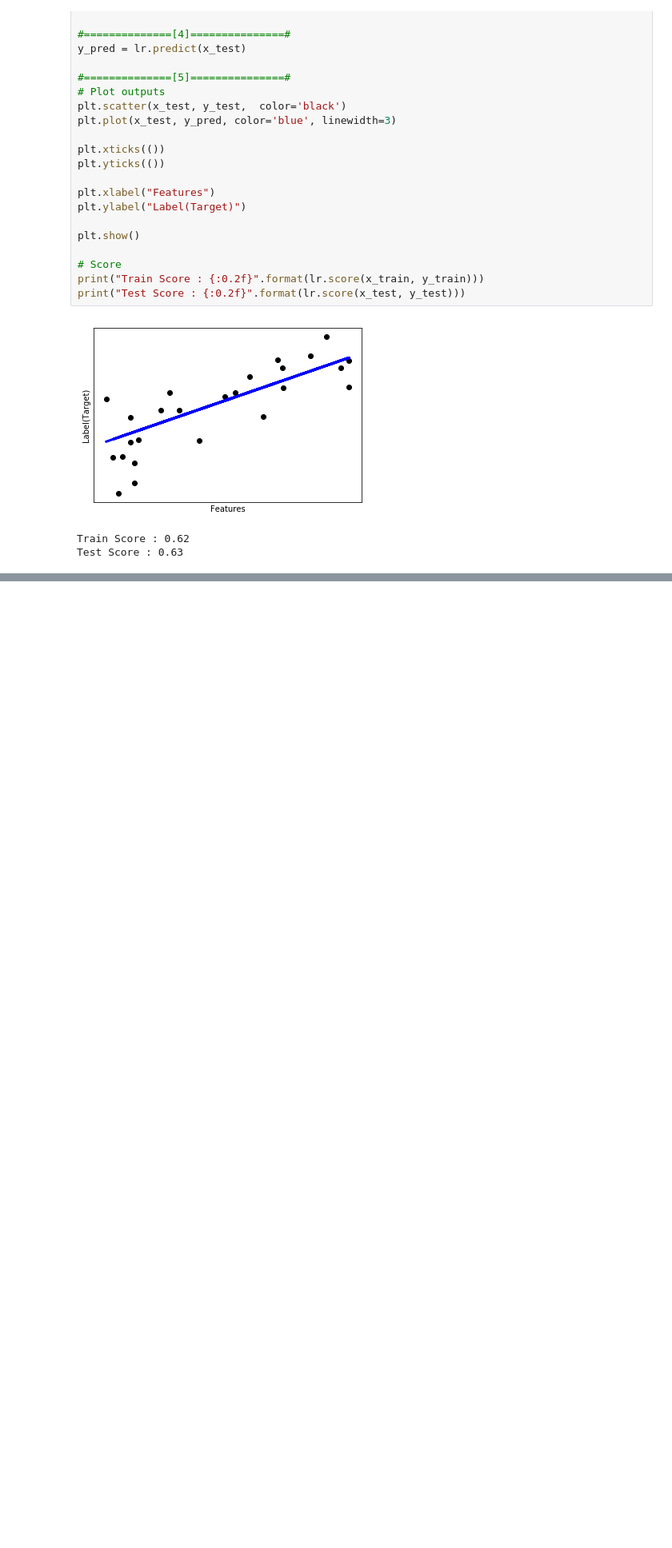
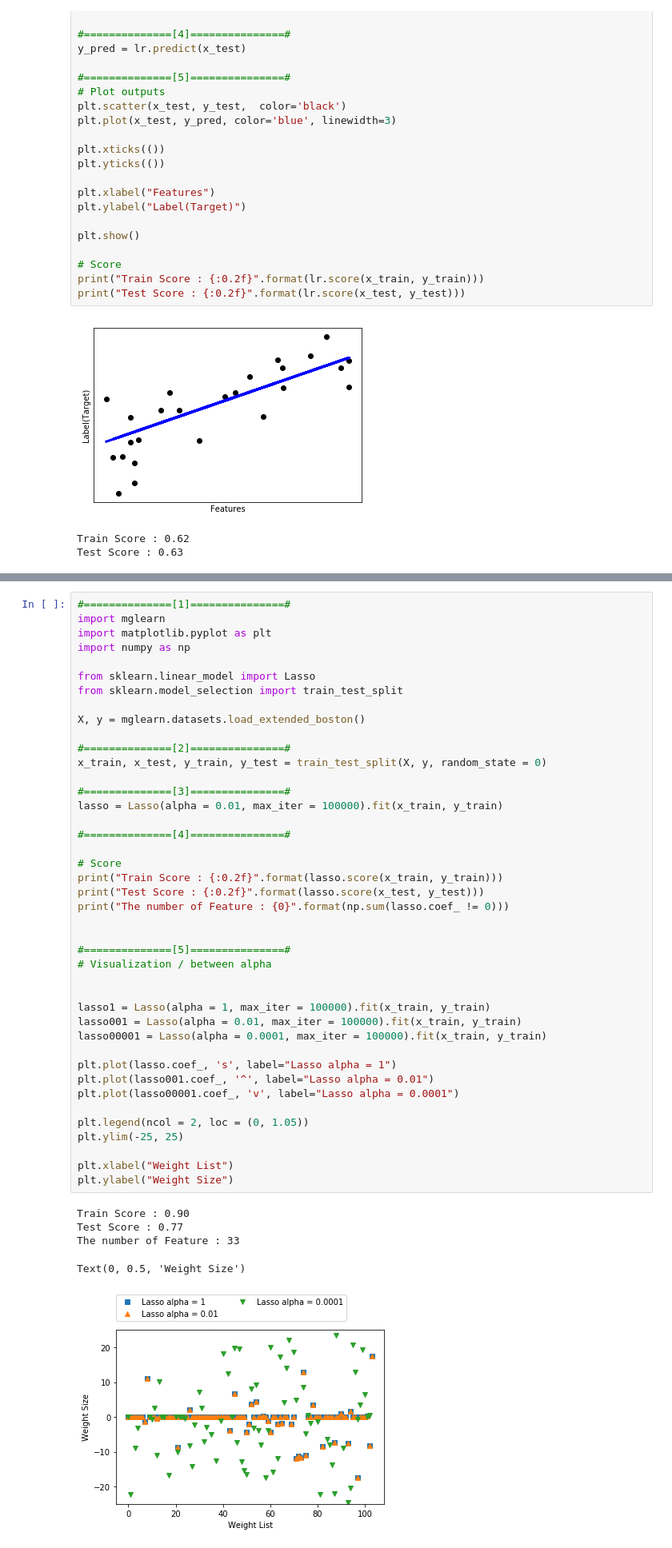
Before and after one commit to DevChorong/Supervised-Learning, a Jupyter notebook: 3)_Linear_Model.ipynb, the cells around one changed output, grey strips where cells are left out. Shown at 80% size. Saved outputs shown, nothing was run; the diff lists cells and outputs as text; blank space fills up the shorter version.

```diff
--- a/3)_Linear_Model.ipynb
+++ b/3)_Linear_Model.ipynb
@@ -218,0 +270,48 @@ let's talk about Ridege regression
+# %%
+#==============[1]===============#
+import mglearn
+import matplotlib.pyplot as plt
+import numpy as np
+
+from sklearn.linear_model import Lasso
+from sklearn.model_selection import train_test_split
+
+X, y = mglearn.datasets.load_extended_boston()
+
+#==============[2]===============#
+x_train, x_test, y_train, y_test = train_test_split(X, y, random_state = 0)
+
+#==============[3]===============#
+lasso = Lasso(alpha = 0.01, max_iter = 100000).fit(x_train, y_train)
+
+#==============[4]===============#
+
+# Score
+print("Train Score : {:0.2f}".format(lasso.score(x_train, y_train)))
+print("Test Score : {:0.2f}".format(lasso.score(x_test, y_test)))
+print("The number of Feature : {0}".format(np.sum(lasso.coef_ != 0)))
+
+
+#==============[5]===============#
+# Visualization / between alpha
+
+
+lasso1 = Lasso(alpha = 1, max_iter = 100000).fit(x_train, y_train)
+lasso001 = Lasso(alpha = 0.01, max_iter = 100000).fit(x_train, y_train)
+lasso00001 = Lasso(alpha = 0.0001, max_iter = 100000).fit(x_train, y_train)
+
+plt.plot(lasso.coef_, 's', label="Lasso alpha = 1")
+plt.plot(lasso001.coef_, '^', label="Lasso alpha = 0.01")
+plt.plot(lasso00001.coef_, 'v', label="Lasso alpha = 0.0001")
+
+plt.legend(ncol = 2, loc = (0, 1.05))
+plt.ylim(-25, 25)
+
+plt.xlabel("Weight List")
+plt.ylabel("Weight Size")
+# %% [output]
+Train Score : 0.90
+Test Score : 0.77
+The number of Feature : 33
+Text(0, 0.5, 'Weight Size')
+[figure, added]
```
Also changed, not shown: parts of 5 cells of this notebook.
